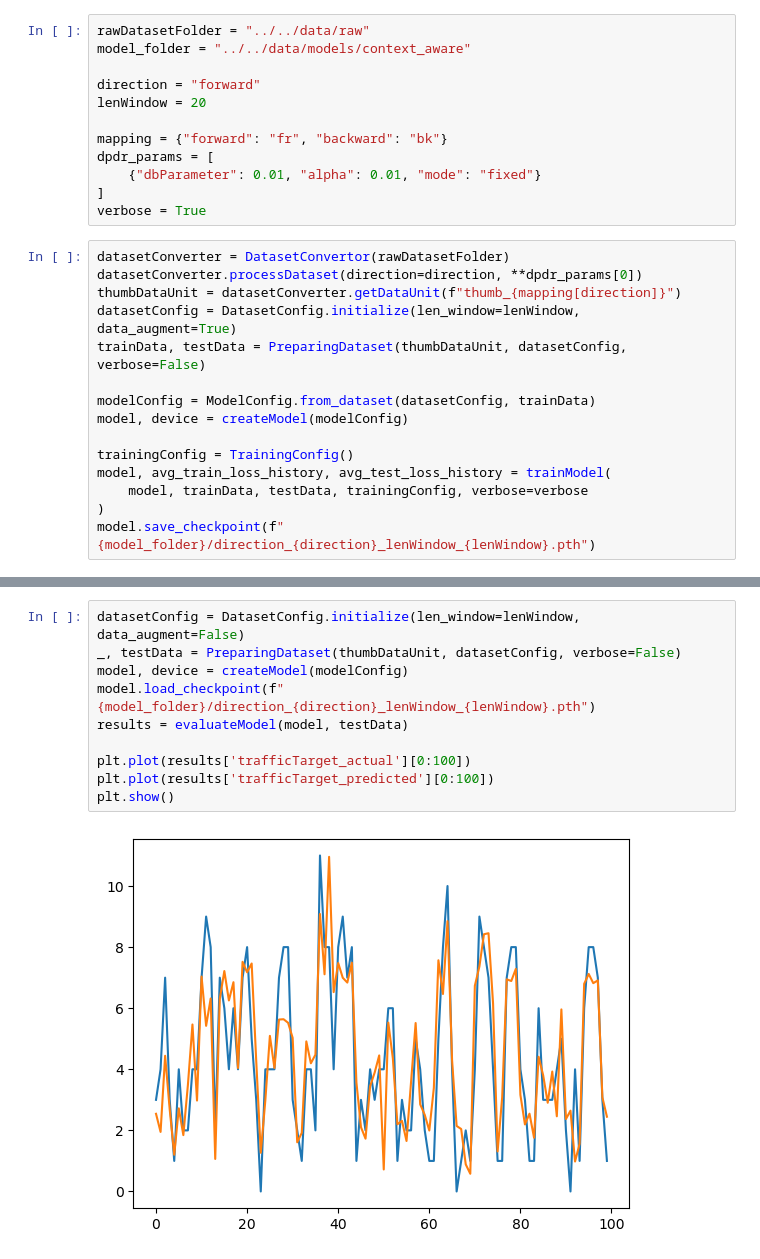
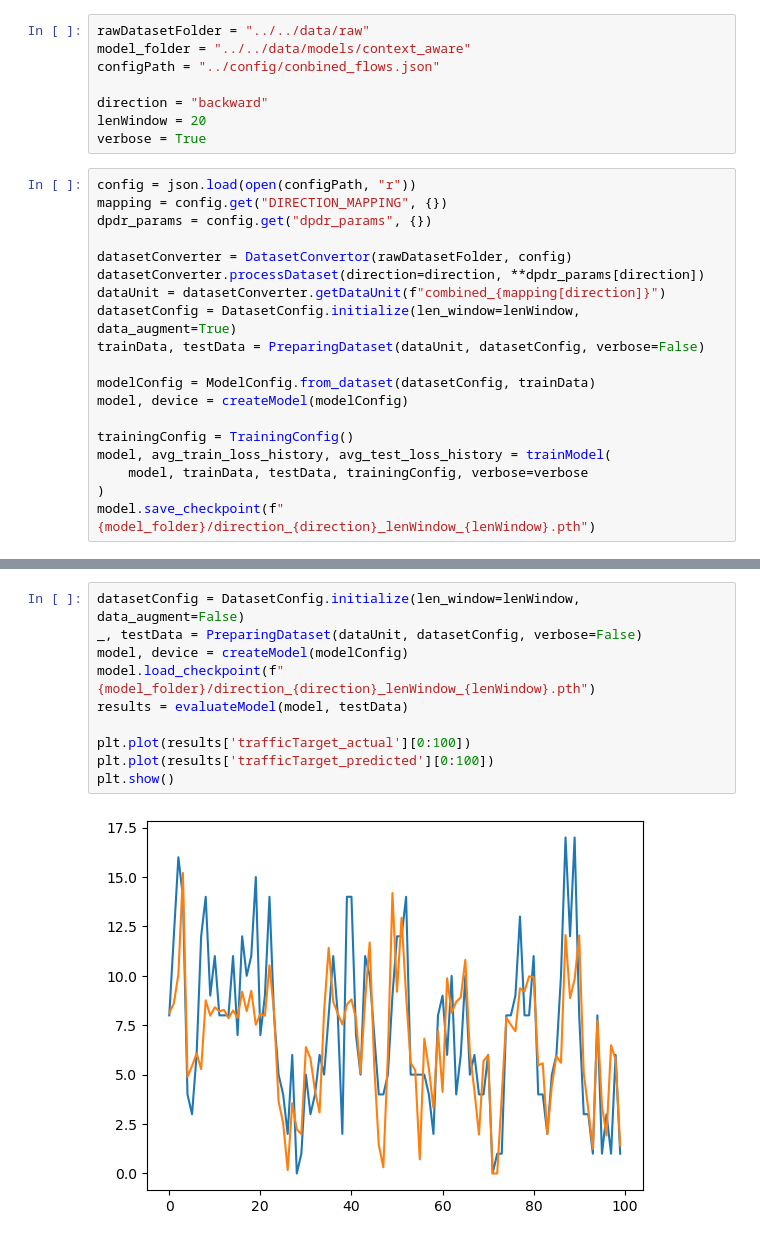
Before and after one commit to evanyeh5118/context_aware_traffic_predictor, a Jupyter notebook: experiments/notebooks/main01_train_context_aware.ipynb, the cells around one changed output, grey strips where cells are left out. Drawn from its saved outputs; the diff is of its cells as text.

```diff
--- a/experiments/notebooks/main01_train_context_aware.ipynb
+++ b/experiments/notebooks/main01_train_context_aware.ipynb
@@ -17,21 +18,21 @@ from src.context_aware.evaluation import evaluateModel
 # %%
 rawDatasetFolder = "../../data/raw"
 model_folder = "../../data/models/context_aware"
+configPath = "../config/conbined_flows.json"
 
-direction = "forward"
+direction = "backward"
 lenWindow = 20
-
-mapping = {"forward": "fr", "backward": "bk"}
-dpdr_params = [
-    {"dbParameter": 0.01, "alpha": 0.01, "mode": "fixed"}
-]
 verbose = True
 # %%
-datasetConverter = DatasetConvertor(rawDatasetFolder)
-datasetConverter.processDataset(direction=direction, **dpdr_params[0])
-thumbDataUnit = datasetConverter.getDataUnit(f"thumb_{mapping[direction]}")
+config = json.load(open(configPath, "r"))
+mapping = config.get("DIRECTION_MAPPING", {})
+dpdr_params = config.get("dpdr_params", {})
+
+datasetConverter = DatasetConvertor(rawDatasetFolder, config)
+datasetConverter.processDataset(direction=direction, **dpdr_params[direction])
+dataUnit = datasetConverter.getDataUnit(f"combined_{mapping[direction]}")
 datasetConfig = DatasetConfig.initialize(len_window=lenWindow, data_augment=True)
-trainData, testData = PreparingDataset(thumbDataUnit, datasetConfig, verbose=False)
+trainData, testData = PreparingDataset(dataUnit, datasetConfig, verbose=False)
 
 modelConfig = ModelConfig.from_dataset(datasetConfig, trainData)
 model, device = createModel(modelConfig)
@@ -62,12 +63,12 @@ Epoch [50/50], Train Loss: 421.2374, Validation Loss: 425.2868, Validation Loss
 # %%
 datasetConfig = DatasetConfig.initialize(len_window=lenWindow, data_augment=False)
-_, testData = PreparingDataset(thumbDataUnit, datasetConfig, verbose=False)
+_, testData = PreparingDataset(dataUnit, datasetConfig, verbose=False)
 model, device = createModel(modelConfig)
 model.load_checkpoint(f"{model_folder}/direction_{direction}_lenWindow_{lenWindow}.pth")
 results = evaluateModel(model, testData)
 
 plt.plot(results['trafficTarget_actual'][0:100])
 plt.plot(results['trafficTarget_predicted'][0:100])
 plt.show()
 # %% [output]
-[figure, old version]
+[figure, new version]
```
Also changed, not shown: parts of 2 cells of this notebook, 15 other files.
